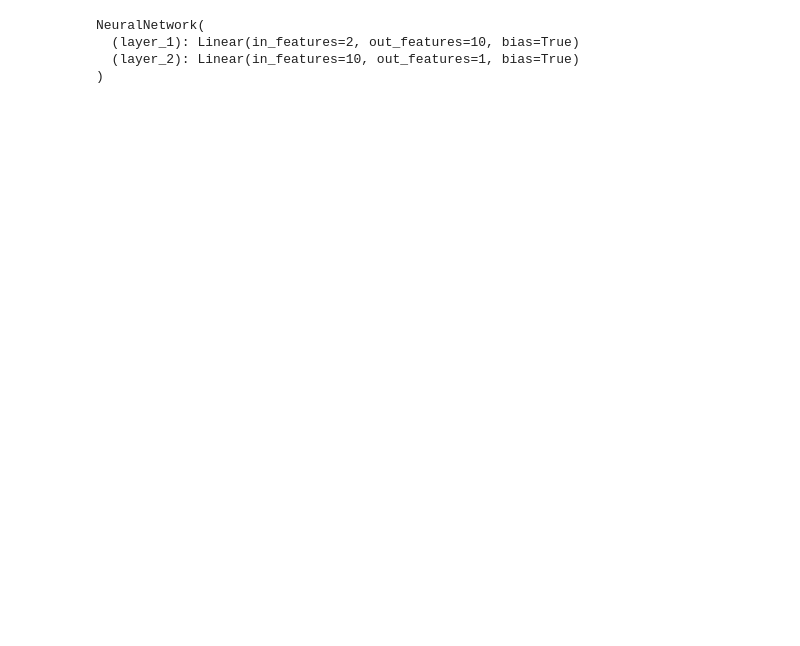
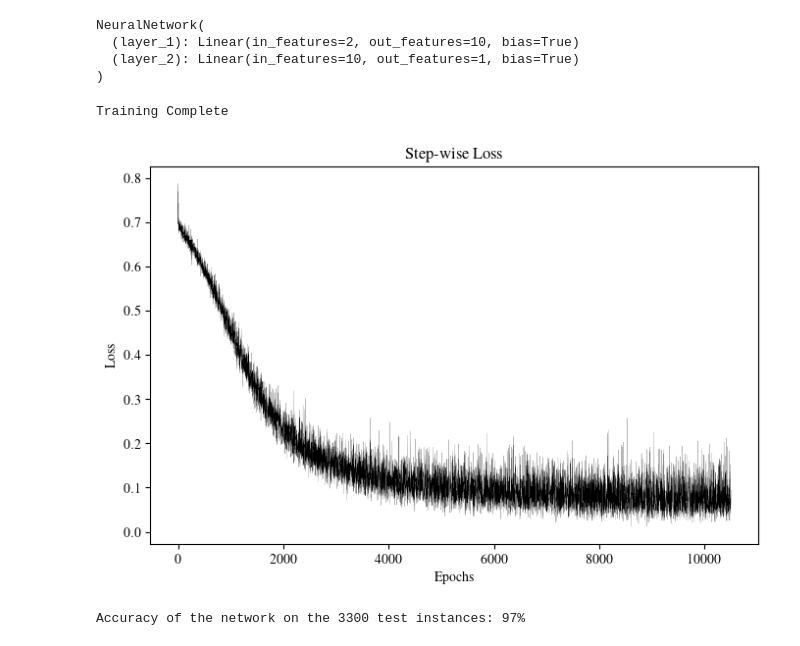
Before and after one commit to LMNadol/PyTorchTutorial, a Jupyter notebook: test.ipynb, the cells around one changed output. Saved outputs shown, nothing was run; the diff lists cells and outputs as text; code cells hidden in the pictures; blank space fills up the shorter version.

```diff
--- a/test.ipynb
+++ b/test.ipynb
@@ -92,3 +148,43 @@ NeuralNetwork(
   (layer_1): Linear(in_features=2, out_features=10, bias=True)
   (layer_2): Linear(in_features=10, out_features=1, bias=True)
 )
+# %%
+# To train the model we must define a loss function to use to calculate the gradients and an optimizer to update the parameters.
+
+learning_rate = 0.1
+
+loss_fn = nn.BCELoss() # binary crossentropy as loss function
+
+optimizer = torch.optim.SGD(model.parameters(), lr=learning_rate) # stochastic gradient descent as optimizer
+# %%
+num_epochs = 100
+loss_values = []
+# %%
+for epoch in range(num_epochs):
+    for X, y in train_dataloader:
+        # zero the parameter gradients
+        optimizer.zero_grad()
+
+        # forward + backward + optimize
+        pred = model(X) # forward
+        loss = loss_fn(pred, y.unsqueeze(-1))
+        loss_values.append(loss.item()) # track loss
+        loss.backward() # backward
+        optimizer.step() # optimize
+
+print("Training Complete")
+# %% [output]
+Training Complete
+# %%
+# visualise loss
+
+step = range(len(loss_values))
+
+fig, ax = plt.subplots(figsize=(8,5))
+plt.plot(step, np.array(loss_values), c='black', lw=0.1)
+plt.title("Step-wise Loss")
+plt.xlabel("Epochs")
+plt.ylabel("Loss")
+plt.show()
+# %% [output]
+[figure, added]
@@ -94,0 +197,30 @@ NeuralNetwork(
+# %%
+# We're not training so we don't need to calculate the gradients for our outputs
+
+with torch.no_grad():
+    for X, y in test_dataloader:
+        outputs = model(X)  # Get model outputs
+        predicted = np.where(outputs.numpy() < 0.5, 0, 1)  # Convert to NumPy and apply threshold
+        predicted = list(itertools.chain(*predicted))  # Flatten predictions
+        y_pred.append(predicted)  # Append predictions
+        y_test.append(y.numpy())  # Append true labels as NumPy
+        total += y.size(0)  # Increment total count
+        correct += (predicted == y.numpy()).sum().item()  # Count correct predictions
+
+
+"""
+The code above loops through the test batches, which are stored in the test_dataloader variable, without calculating the gradients.
+We then predict the instances in the batch and store the results in a variable called outputs. Next, we determine set all the values
+less than 0.5 to 0 and those equal to or greater than 0.5 to 1. These values are then appended to a list for our predictions.
+
+After that, we add the actual predictions of the instances in the batch to a variable named total. Then we calculate the number of
+correct predictions by identifying the number of predictions equal to the actual classes and totaling them. The total number of
+correct predictions for each batch is incremented and stored in our correct variable.
+
+To calculate the accuracy of the overall model, we multiply the number of correct predictions by 100 (to get a percentage) and
+then divide it by the number of instances in our test set. Our model had 97% accuracy.
+"""
+
+print(f'Accuracy of the network on the 3300 test instances: {100 * correct // total}%')
+# %% [output]
+Accuracy of the network on the 3300 test instances: 97%
```
Also changed, not shown: parts of 8 cells of this notebook, 2 other files.
